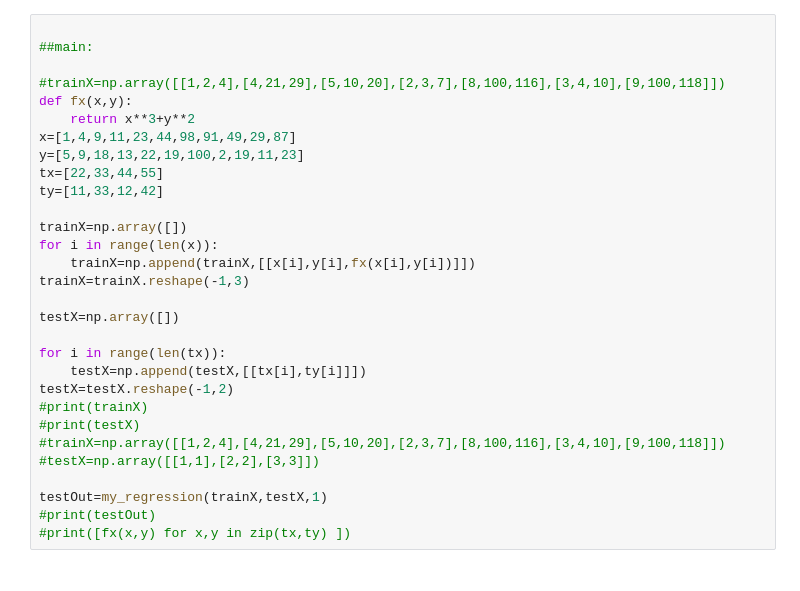
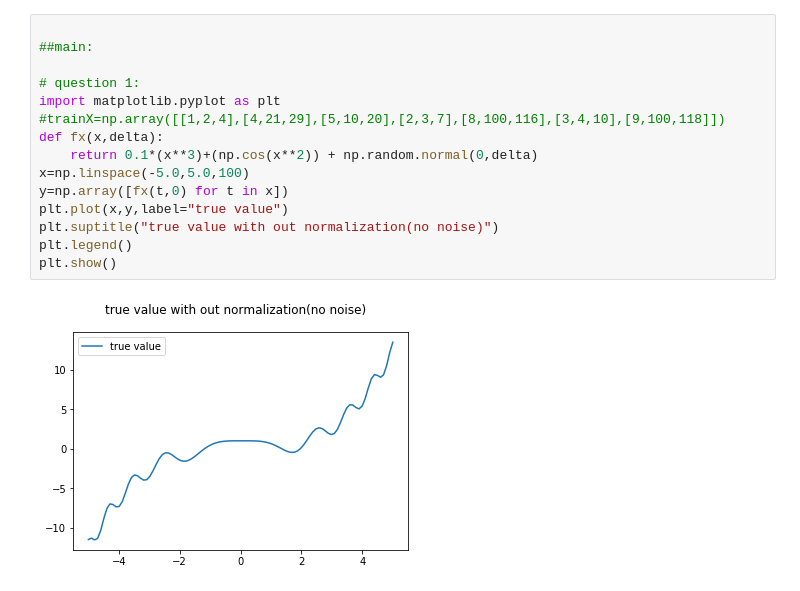
Before and after one commit to shenjiangqiu/ml_project1, a Jupyter notebook: project1.ipynb, the cells around one changed output. Saved outputs shown, nothing was run; the diff lists cells and outputs as text.

```diff
--- a/project1.ipynb
+++ b/project1.ipynb
@@ -85,32 +103,19 @@ def my_regression(trainX,testX,noutputs):
     #print(testX)
     return np.dot(testX,W)
-# %%
-
-##main:
-
-#trainX=np.array([[1,2,4],[4,21,29],[5,10,20],[2,3,7],[8,100,116],[3,4,10],[9,100,118]])
-def fx(x,y):
-    return x**3+y**2
-x=[1,4,9,11,23,44,98,91,49,29,87]
-y=[5,9,18,13,22,19,100,2,19,11,23]
-tx=[22,33,44,55]
-ty=[11,33,12,42]
-
-trainX=np.array([])
-for i in range(len(x)):
-    trainX=np.append(trainX,[[x[i],y[i],fx(x[i],y[i])]])
-trainX=trainX.reshape(-1,3)
-
-testX=np.array([])
-
-for i in range(len(tx)):
-    testX=np.append(testX,[[tx[i],ty[i]]])
-testX=testX.reshape(-1,2)
-#print(trainX)
-#print(testX)
-#trainX=np.array([[1,2,4],[4,21,29],[5,10,20],[2,3,7],[8,100,116],[3,4,10],[9,100,118]])
-#testX=np.array([[1,1],[2,2],[3,3]])
-
-testOut=my_regression(trainX,testX,1)
-#print(testOut)
-#print([fx(x,y) for x,y in zip(tx,ty) ])
+# %%
+
+##main:
+
+# question 1:
+import matplotlib.pyplot as plt
+#trainX=np.array([[1,2,4],[4,21,29],[5,10,20],[2,3,7],[8,100,116],[3,4,10],[9,100,118]])
+def fx(x,delta):
+    return 0.1*(x**3)+(np.cos(x**2)) + np.random.normal(0,delta)
+x=np.linspace(-5.0,5.0,100)
+y=np.array([fx(t,0) for t in x])
+plt.plot(x,y,label="true value")
+plt.suptitle("true value with out normalization(no noise)")
+plt.legend()
+plt.show()
+# %% [output]
+[figure, added]
```
Also changed, not shown: parts of 7 cells of this notebook, 4 other files.
